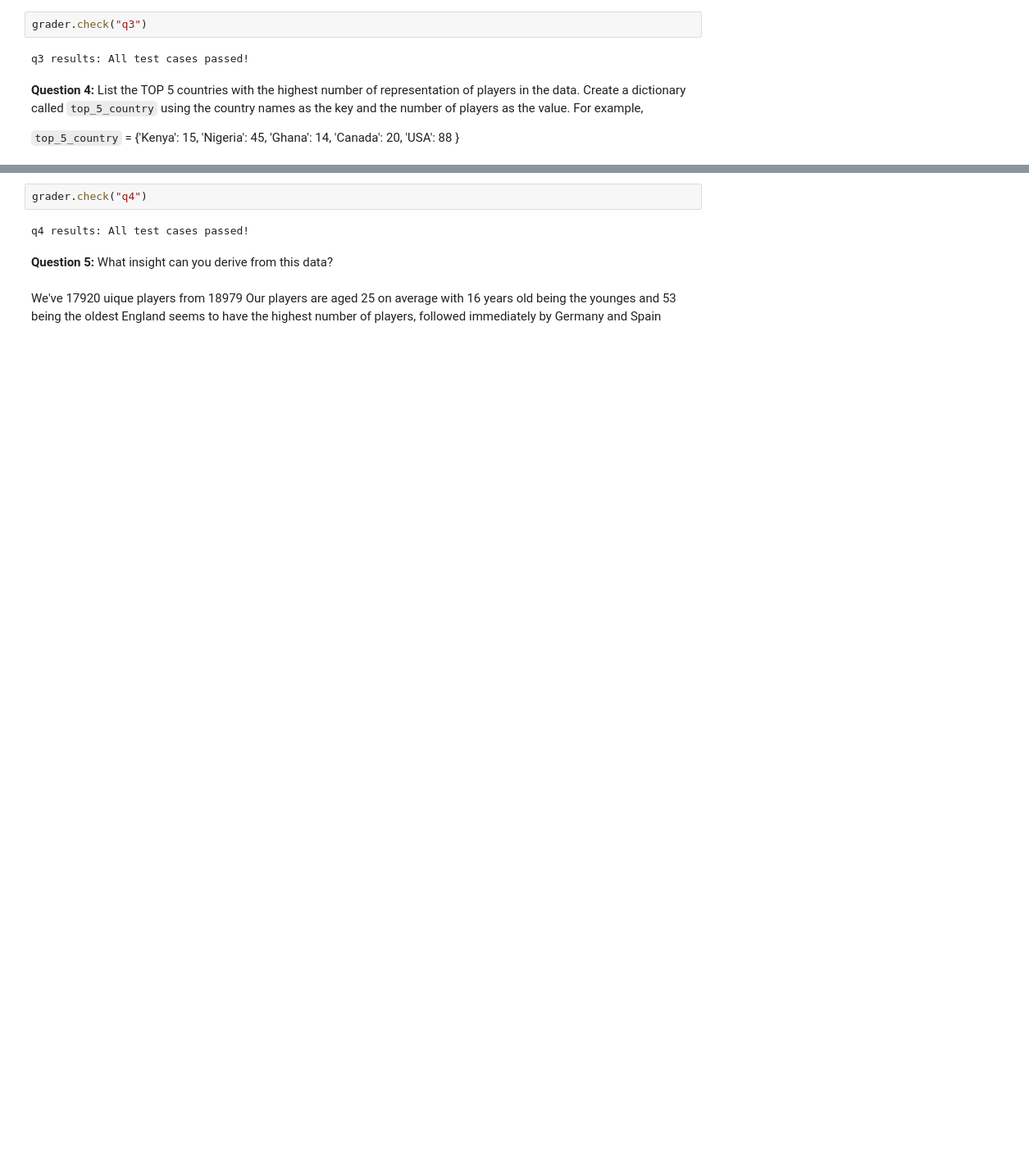
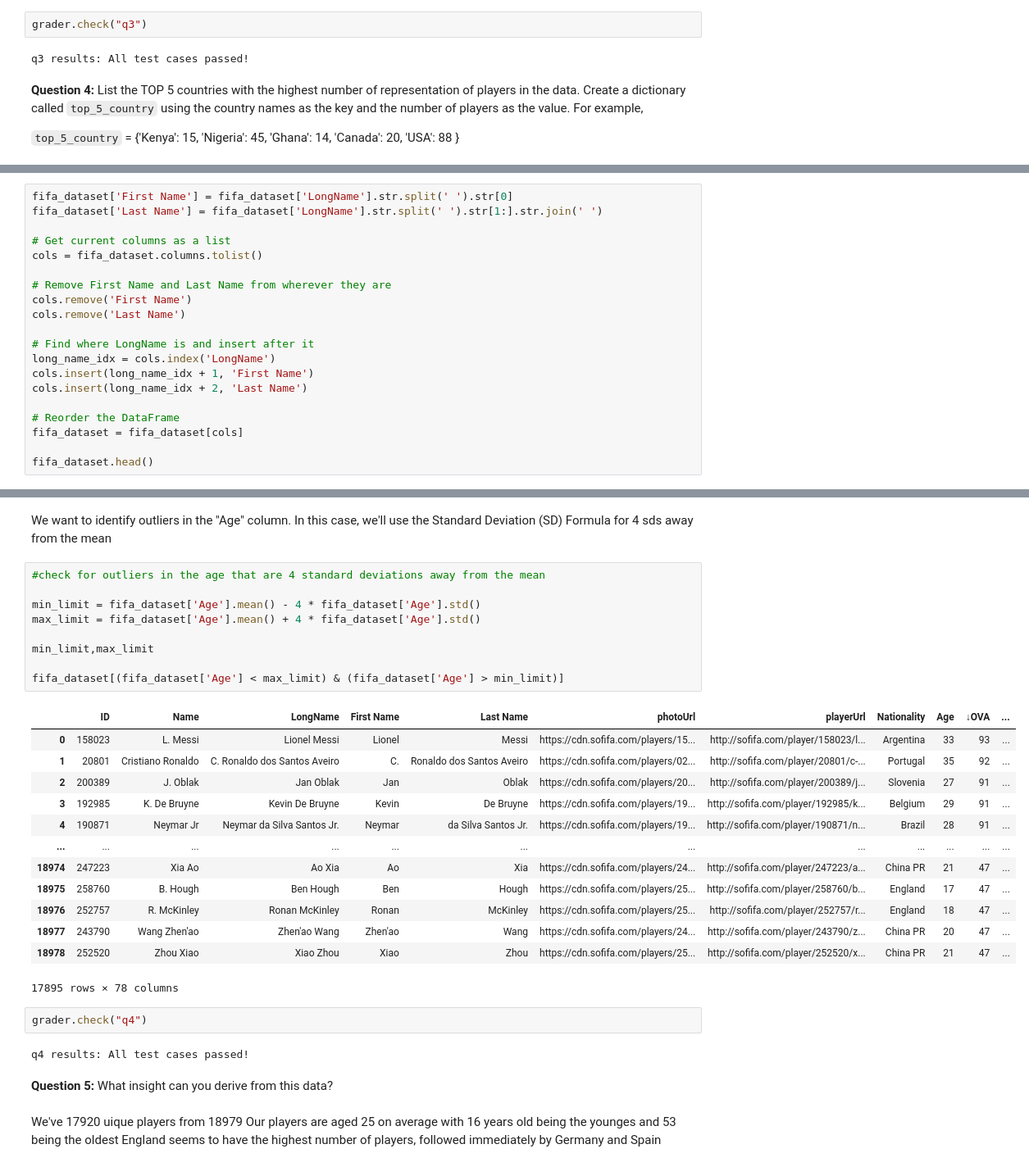
Before and after one commit to kiboschool/ids-fifa-21-player-ratings, a Jupyter notebook: fifa_21_raw_data.ipynb, the cells around one changed output, grey strips where cells are left out. Shown at 82% size. Saved outputs shown, nothing was run; the diff lists cells and outputs as text; blank space fills up the shorter version.

```diff
--- a/fifa_21_raw_data.ipynb
+++ b/fifa_21_raw_data.ipynb
@@ -86,0 +108,20 @@ fifa_dataset.describe()
+# %%
+fifa_dataset['First Name'] = fifa_dataset['LongName'].str.split(' ').str[0]
+fifa_dataset['Last Name'] = fifa_dataset['LongName'].str.split(' ').str[1:].str.join(' ')
+
+# Get current columns as a list
+cols = fifa_dataset.columns.tolist()
+
+# Remove First Name and Last Name from wherever they are
+cols.remove('First Name')
+cols.remove('Last Name')
+
+# Find where LongName is and insert after it
+long_name_idx = cols.index('LongName')
+cols.insert(long_name_idx + 1, 'First Name')
+cols.insert(long_name_idx + 2, 'Last Name')
+
+# Reorder the DataFrame
+fifa_dataset = fifa_dataset[cols]
+
+fifa_dataset.head()
@@ -87,3 +136,28 @@ fifa_dataset.describe()
+# %% [markdown]
+We want to identify outliers in the "Age" column. In this case, we'll use the Standard Deviation (SD) Formula for 4 sds away from the mean
+# %%
+#check for outliers in the age that are 4 standard deviations away from the mean
+
+min_limit = fifa_dataset['Age'].mean() - 4 * fifa_dataset['Age'].std()
+max_limit = fifa_dataset['Age'].mean() + 4 * fifa_dataset['Age'].std()
+
+min_limit,max_limit
+
+fifa_dataset[(fifa_dataset['Age'] < max_limit) & (fifa_dataset['Age'] > min_limit)]
+# %% [output]
+|  | ID | Name | LongName | First Name | Last Name | photoUrl | playerUrl | Nationality | Age | ↓OVA | ... |
+| 0 | 158023 | L. Messi | Lionel Messi | Lionel | Messi | https://cdn.sofifa.com/players/15... | http://sofifa.com/player/158023/l... | Argentina | 33 | 93 | ... |
+| 1 | 20801 | Cristiano Ronaldo | C. Ronaldo dos Santos Aveiro | C. | Ronaldo dos Santos Aveiro | https://cdn.sofifa.com/players/02... | http://sofifa.com/player/20801/c-... | Portugal | 35 | 92 | ... |
+| 2 | 200389 | J. Oblak | Jan Oblak | Jan | Oblak | https://cdn.sofifa.com/players/20... | http://sofifa.com/player/200389/j... | Slovenia | 27 | 91 | ... |
+| 3 | 192985 | K. De Bruyne | Kevin De Bruyne | Kevin | De Bruyne | https://cdn.sofifa.com/players/19... | http://sofifa.com/player/192985/k... | Belgium | 29 | 91 | ... |
+| 4 | 190871 | Neymar Jr | Neymar da Silva Santos Jr. | Neymar | da Silva Santos Jr. | https://cdn.sofifa.com/players/19... | http://sofifa.com/player/190871/n... | Brazil | 28 | 91 | ... |
+| ... | ... | ... | ... | ... | ... | ... | ... | ... | ... | ... | ... |
+| 18974 | 247223 | Xia Ao | Ao Xia | Ao | Xia | https://cdn.sofifa.com/players/24... | http://sofifa.com/player/247223/a... | China PR | 21 | 47 | ... |
+| 18975 | 258760 | B. Hough | Ben Hough | Ben | Hough | https://cdn.sofifa.com/players/25... | http://sofifa.com/player/258760/b... | England | 17 | 47 | ... |
+| 18976 | 252757 | R. McKinley | Ronan McKinley | Ronan | McKinley | https://cdn.sofifa.com/players/25... | http://sofifa.com/player/252757/r... | England | 18 | 47 | ... |
+| 18977 | 243790 | Wang Zhen'ao | Zhen'ao Wang | Zhen'ao | Wang | https://cdn.sofifa.com/players/24... | http://sofifa.com/player/243790/z... | China PR | 20 | 47 | ... |
+| 18978 | 252520 | Zhou Xiao | Xiao Zhou | Xiao | Zhou | https://cdn.sofifa.com/players/25... | http://sofifa.com/player/252520/x... | China PR | 21 | 47 | ... |
+17895 rows × 78 columns
 # %%
 grader.check("q4")
 # %% [output]
```
Also changed, not shown: parts of 7 cells of this notebook, 1 other file.
